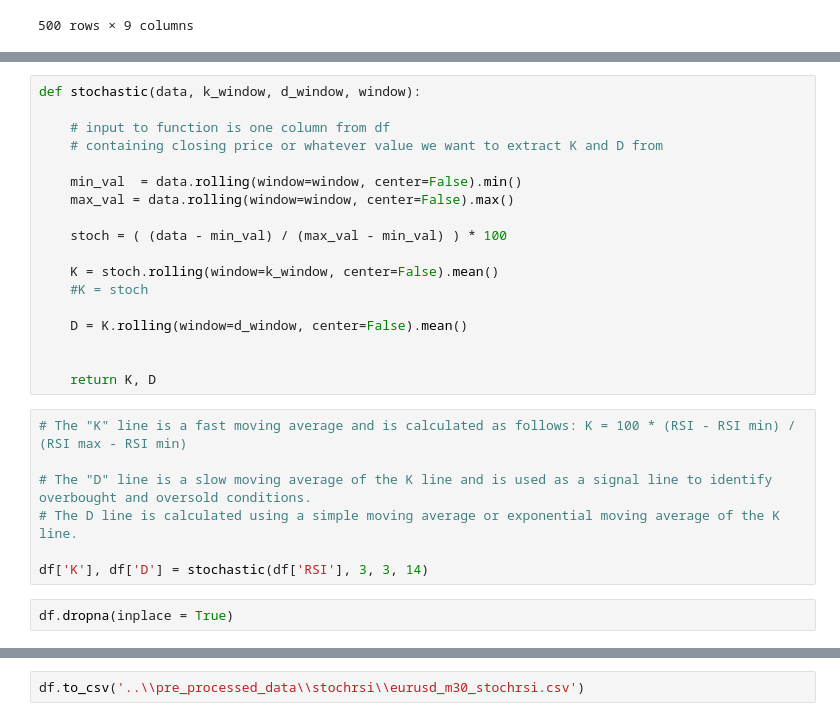
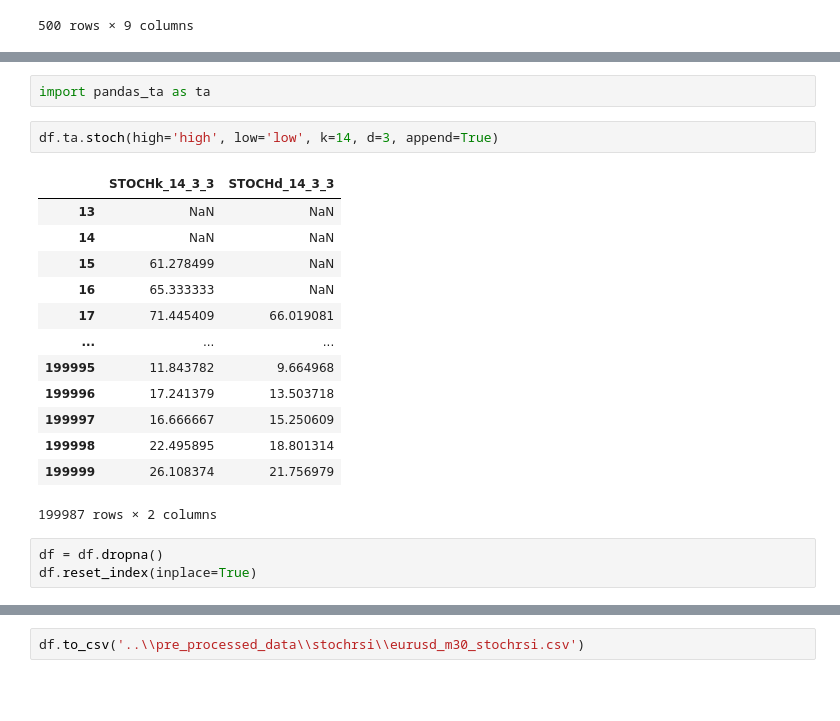
Before and after one commit to Rohan-SSS/ez_moeny, a Jupyter notebook: stoch_rsi/stochastic_rsi_30M.ipynb, the cells around one changed output, grey strips where cells are left out. Cells and saved outputs as stored; diff of their text form; blank space fills up the shorter version.

```diff
--- a/stoch_rsi/stochastic_rsi_30M.ipynb
+++ b/stoch_rsi/stochastic_rsi_30M.ipynb
@@ -69,27 +59,21 @@ df
-# %%
-def stochastic(data, k_window, d_window, window):
-
-    # input to function is one column from df
-    # containing closing price or whatever value we want to extract K and D from
-
-    min_val  = data.rolling(window=window, center=False).min()
-    max_val = data.rolling(window=window, center=False).max()
-
-    stoch = ( (data - min_val) / (max_val - min_val) ) * 100
-
-    K = stoch.rolling(window=k_window, center=False).mean()
-    #K = stoch
-
-    D = K.rolling(window=d_window, center=False).mean()
-
-
-    return K, D
-# %%
-# The "K" line is a fast moving average and is calculated as follows: K = 100 * (RSI - RSI min) / (RSI max - RSI min)
-
-# The "D" line is a slow moving average of the K line and is used as a signal line to identify overbought and oversold conditions.
-# The D line is calculated using a simple moving average or exponential moving average of the K line.
-
-df['K'], df['D'] = stochastic(df['RSI'], 3, 3, 14)
+# %%
+import pandas_ta as ta
+# %%
+df.ta.stoch(high='high', low='low', k=14, d=3, append=True)
+# %% [output]
+|  | STOCHk_14_3_3 | STOCHd_14_3_3 |
+| 13 | NaN | NaN |
+| 14 | NaN | NaN |
+| 15 | 61.278499 | NaN |
+| 16 | 65.333333 | NaN |
+| 17 | 71.445409 | 66.019081 |
+| ... | ... | ... |
+| 199995 | 11.843782 | 9.664968 |
+| 199996 | 17.241379 | 13.503718 |
+| 199997 | 16.666667 | 15.250609 |
+| 199998 | 22.495895 | 18.801314 |
+| 199999 | 26.108374 | 21.756979 |
+199987 rows × 2 columns
 # %%
-df.dropna(inplace = True)
+df = df.dropna()
+df.reset_index(inplace=True)
```
Also changed, not shown: parts of 44 cells of this notebook.
